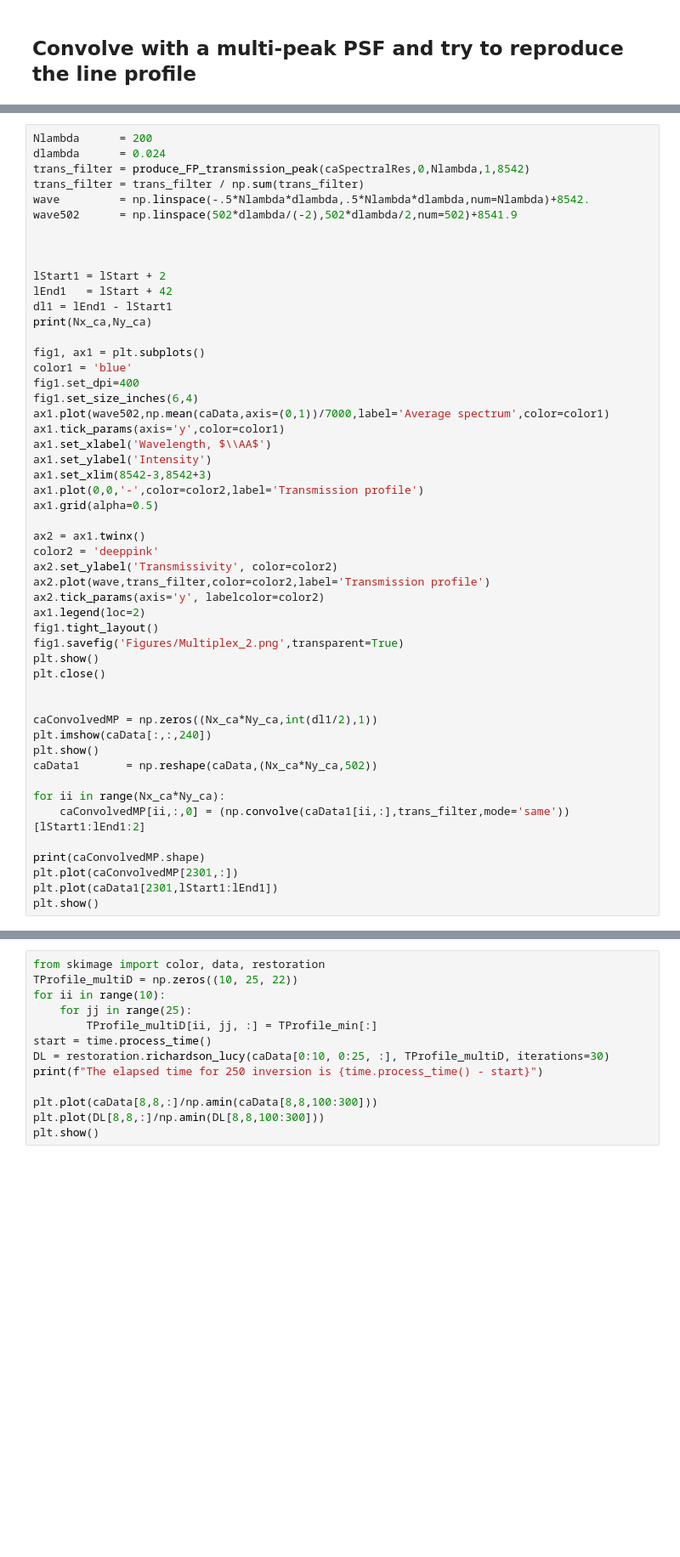
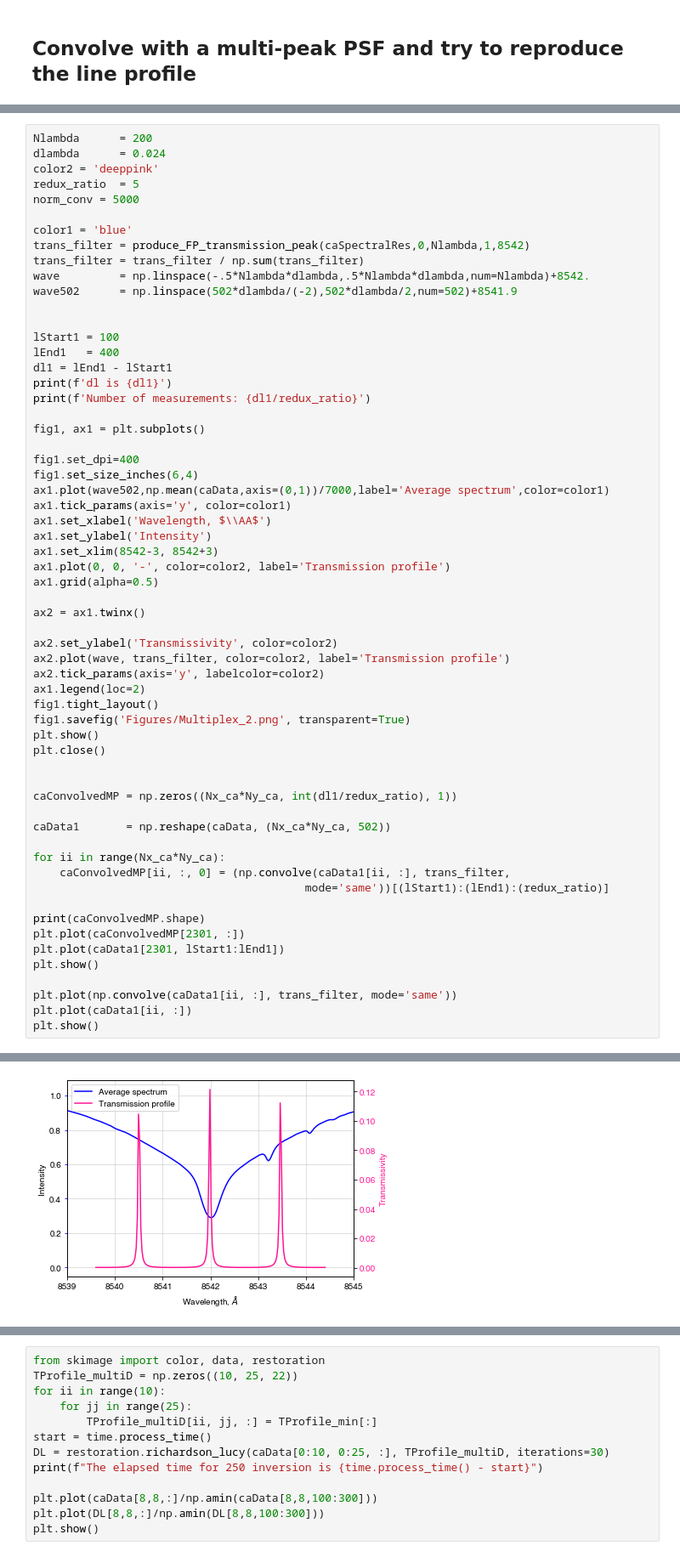
Before and after one commit to momomolnar/SPSF_remove, a Jupyter notebook: CNN Inversions FISS data.ipynb, the cells around one changed output, grey strips where cells are left out. Shown at 85% size. Drawn from its saved outputs; the diff is of its cells as text; blank space fills up the shorter version.

```diff
--- a/CNN Inversions FISS data.ipynb
+++ b/CNN Inversions FISS data.ipynb
@@ -777,52 +774,61 @@ caData_Conv_norm.shape
 # %%
 Nlambda      = 200
 dlambda      = 0.024
+color2 = 'deeppink'
+redux_ratio  = 5
+norm_conv = 5000
+
+color1 = 'blue'
 trans_filter = produce_FP_transmission_peak(caSpectralRes,0,Nlambda,1,8542)
 trans_filter = trans_filter / np.sum(trans_filter)
 wave         = np.linspace(-.5*Nlambda*dlambda,.5*Nlambda*dlambda,num=Nlambda)+8542.
 wave502      = np.linspace(502*dlambda/(-2),502*dlambda/2,num=502)+8541.9
 
 
-
-lStart1 = lStart + 2
-lEnd1   = lStart + 42
+lStart1 = 100
+lEnd1   = 400
 dl1 = lEnd1 - lStart1
-print(Nx_ca,Ny_ca)
+print(f'dl is {dl1}')
+print(f'Number of measurements: {dl1/redux_ratio}')
 
 fig1, ax1 = plt.subplots()
-color1 = 'blue'
+
 fig1.set_dpi=400
 fig1.set_size_inches(6,4)
 ax1.plot(wave502,np.mean(caData,axis=(0,1))/7000,label='Average spectrum',color=color1)
-ax1.tick_params(axis='y',color=color1)
+ax1.tick_params(axis='y', color=color1)
 ax1.set_xlabel('Wavelength, $\\AA$')
 ax1.set_ylabel('Intensity')
-ax1.set_xlim(8542-3,8542+3)
-ax1.plot(0,0,'-',color=color2,label='Transmission profile')
+ax1.set_xlim(8542-3, 8542+3)
+ax1.plot(0, 0, '-', color=color2, label='Transmission profile')
 ax1.grid(alpha=0.5)
 
 ax2 = ax1.twinx()
-color2 = 'deeppink'
+
 ax2.set_ylabel('Transmissivity', color=color2)
-ax2.plot(wave,trans_filter,color=color2,label='Transmission profile')
+ax2.plot(wave, trans_filter, color=color2, label='Transmission profile')
 ax2.tick_params(axis='y', labelcolor=color2)
 ax1.legend(loc=2)
 fig1.tight_layout()
-fig1.savefig('Figures/Multiplex_2.png',transparent=True)
+fig1.savefig('Figures/Multiplex_2.png', transparent=True)
 plt.show()
 plt.close()
 
 
-caConvolvedMP = np.zeros((Nx_ca*Ny_ca,int(dl1/2),1))
-plt.imshow(caData[:,:,240])
-plt.show()
-caData1       = np.reshape(caData,(Nx_ca*Ny_ca,502))
+caConvolvedMP = np.zeros((Nx_ca*Ny_ca, int(dl1/redux_ratio), 1))
+
+caData1       = np.reshape(caData, (Nx_ca*Ny_ca, 502))
 
 for ii in range(Nx_ca*Ny_ca):
-    caConvolvedMP[ii,:,0] = (np.convolve(caData1[ii,:],trans_filter,mode='same'))[lStart1:lEnd1:2]
+    caConvolvedMP[ii, :, 0] = (np.convolve(caData1[ii, :], trans_filter,
+                                         mode='same'))[(lStart1):(lEnd1):(redux_ratio)]
 
 print(caConvolvedMP.shape)
-plt.plot(caConvolvedMP[2301,:])
-plt.plot(caData1[2301,lStart1:lEnd1])
+plt.plot(caConvolvedMP[2301, :])
+plt.plot(caData1[2301, lStart1:lEnd1])
 plt.show()
+
+plt.plot(np.convolve(caData1[ii, :], trans_filter, mode='same'))
+plt.plot(caData1[ii, :])
+plt.show()
 # %% [output]
@@ -829,0 +837 @@ plt.show()
+[figure, new version]
```
Also changed, not shown: parts of 29 cells of this notebook, 1 other file.
